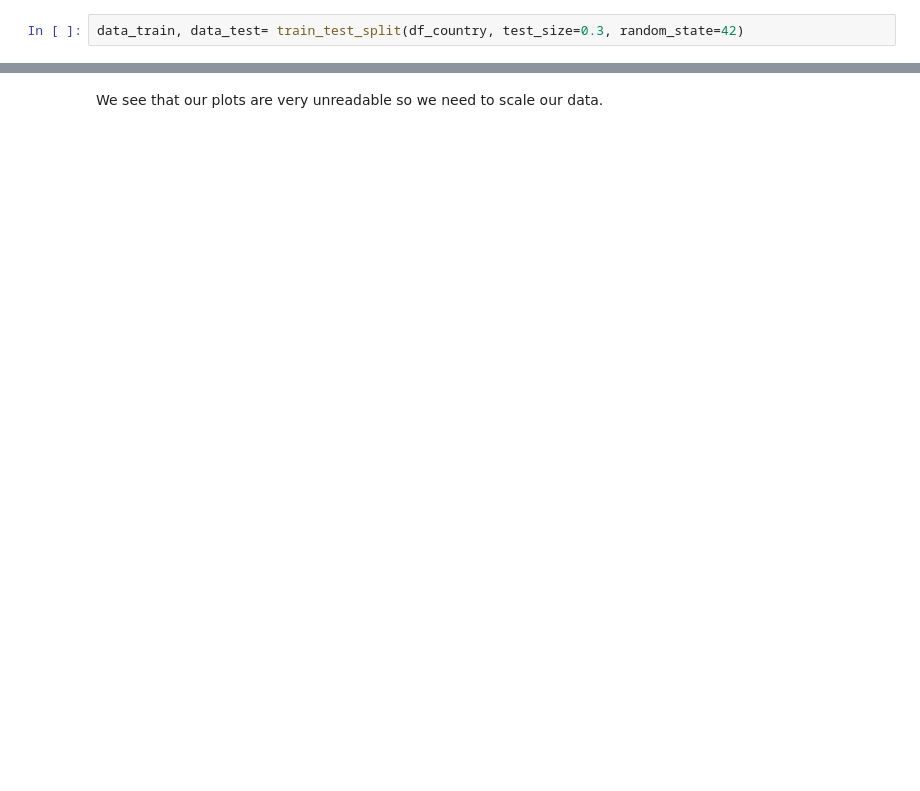
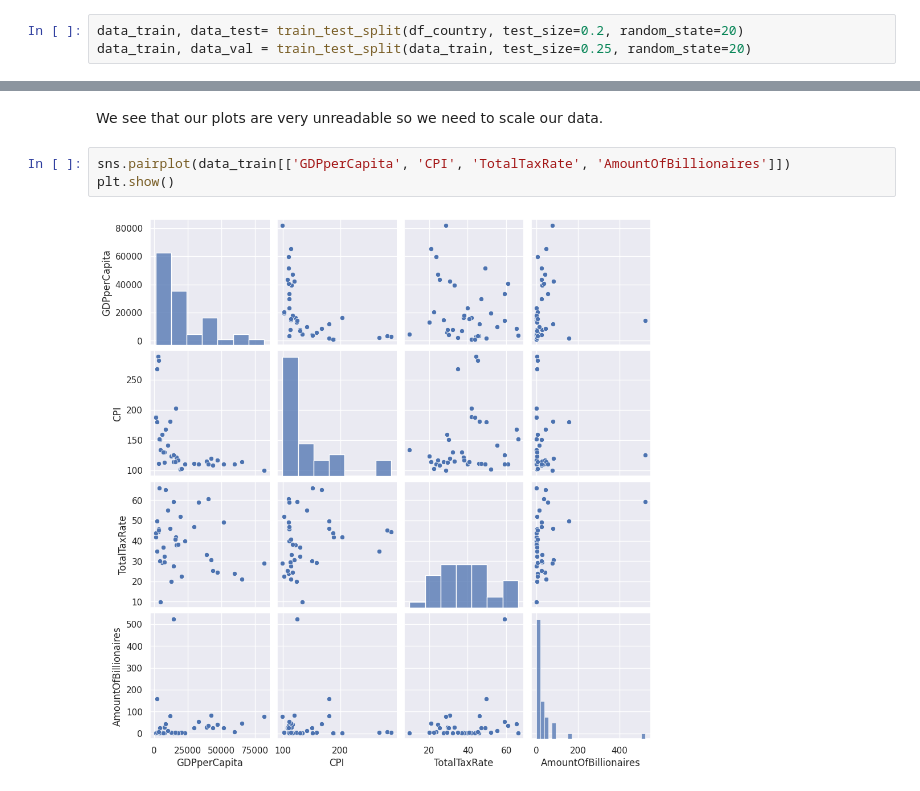
Before and after one commit to ericczop/BillionairesData-MachineLearning, a Jupyter notebook: BillionairesAnalysis.ipynb, the cells around one changed output, grey strips where cells are left out. Cells and saved outputs as stored; diff of their text form; blank space fills up the shorter version.

```diff
--- a/BillionairesAnalysis.ipynb
+++ b/BillionairesAnalysis.ipynb
@@ -123,4 +156,5 @@ df_country = pd.DataFrame().assign(Country=economical_indicators.Country, GDPper
 # %% [markdown]
 Now we need to split our data for training and testing sets for future regression and classification.
 # %%
-data_train, data_test= train_test_split(df_country, test_size=0.3, random_state=42)
+data_train, data_test= train_test_split(df_country, test_size=0.2, random_state=20)
+data_train, data_val = train_test_split(data_train, test_size=0.25, random_state=20)
@@ -174,2 +223,7 @@ The default value of numeric_only in DataFrame.corr is deprecated. In a future v
 # %% [markdown]
 We see that our plots are very unreadable so we need to scale our data.
+# %%
+sns.pairplot(data_train[['GDPperCapita', 'CPI', 'TotalTaxRate', 'AmountOfBillionaires']])
+plt.show()
+# %% [output]
+[figure, added]
```
Also changed, not shown: parts of 132 cells of this notebook.
